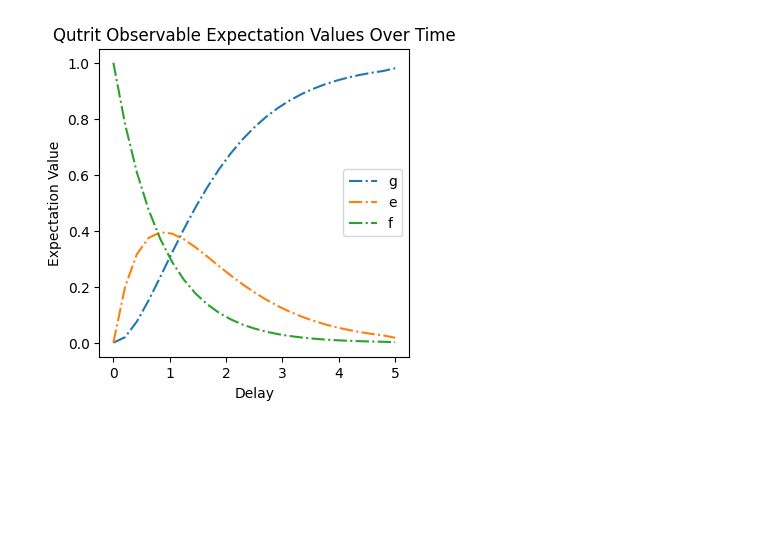
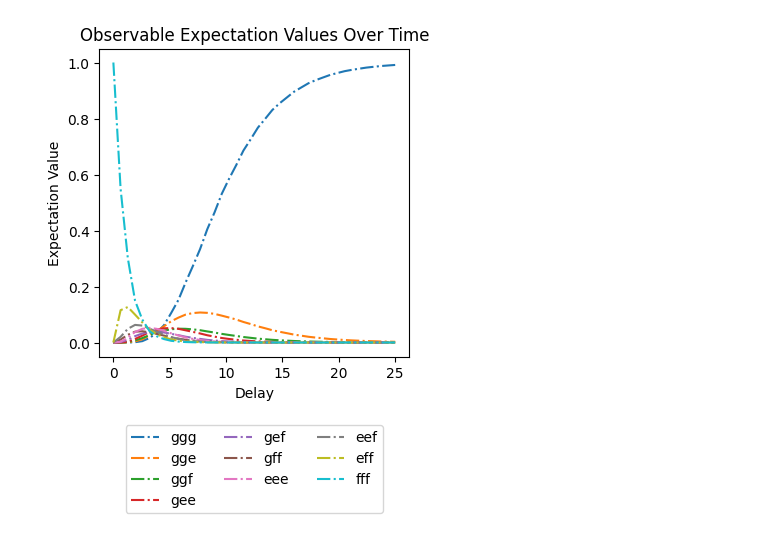
Before and after one commit to Pitt-JonesLab/quantum_logical, a Jupyter notebook: src/notebooks/noisy_simulation/02_qutrit_gad.ipynb, the cells around one changed output. Cells and saved outputs as stored; diff of their text form; code cells hidden in the pictures; blank space fills up the shorter version.

```diff
--- a/src/notebooks/noisy_simulation/02_qutrit_gad.ipynb
+++ b/src/notebooks/noisy_simulation/02_qutrit_gad.ipynb
@@ -48,35 +33,0 @@ observables = {
-# %%
-# Modify the experiment function for qutrits
-def multi_qutrit_experiment(rho_initial, delay, trotter_step_size):
-    # Initialize the qutrit amplitude damping channel with the provided gamma parameters
-    error_channel = QutritAmplitudeDamping(0.1, k1, k2, trotter_step_size)
-    rho_final = error_channel.apply_error_channel(rho_initial, delay)
-    # Fidelity calculation for qutrits may need adjustment
-    fid = fidelity(rho_initial, rho_final)
-    return rho_final, fid
-
-
-# Modify the plot function for qutrits
-def plot_observable_decay_qutrits(state, observables, delays, trotter_step_size):
-    plt.figure(figsize=(4, 4))
-    for label, obs in observables.items():
-        exp_values = []
-        for delay in delays:
-            rho_final, _ = multi_qutrit_experiment(state, delay, trotter_step_size)
-            exp_value = expect(obs, rho_final)
-            exp_values.append(exp_value)
-        plt.plot(delays, exp_values, "-.", label=label)
-    plt.legend()
-    plt.xlabel("Delay")
-    plt.ylabel("Expectation Value")
-    plt.title("Qutrit Observable Expectation Values Over Time")
-    plt.show()
-
-
-# Define the delays and gamma parameters
-delays = np.linspace(0, 5, 25)
-trotter_step_size
-# Run the experiment
-plot_observable_decay_qutrits(initial_state, observables, delays, trotter_step_size)
-# %% [output]
-[figure, removed]
@@ -83 +78,12 @@ plot_observable_decay_qutrits(initial_state, observables, delays, trotter_step_s
+# %%
+# Now call the updated function with labels
+plot_observable_decay(
+    initial_state,
+    observables,
+    observable_labels,
+    delays,
+    trotter_step_size,
+)
+# %% [output]
+[figure, added]
 # %%
```
Also changed, not shown: parts of 13 cells of this notebook, 19 other files.
